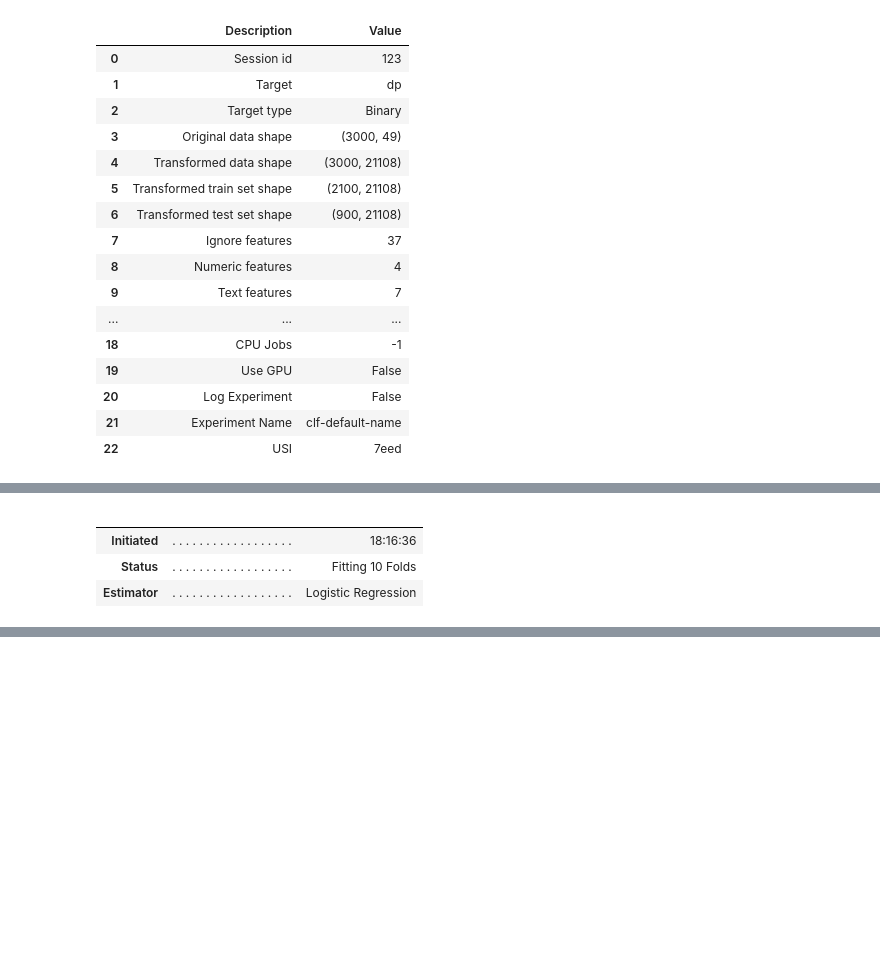
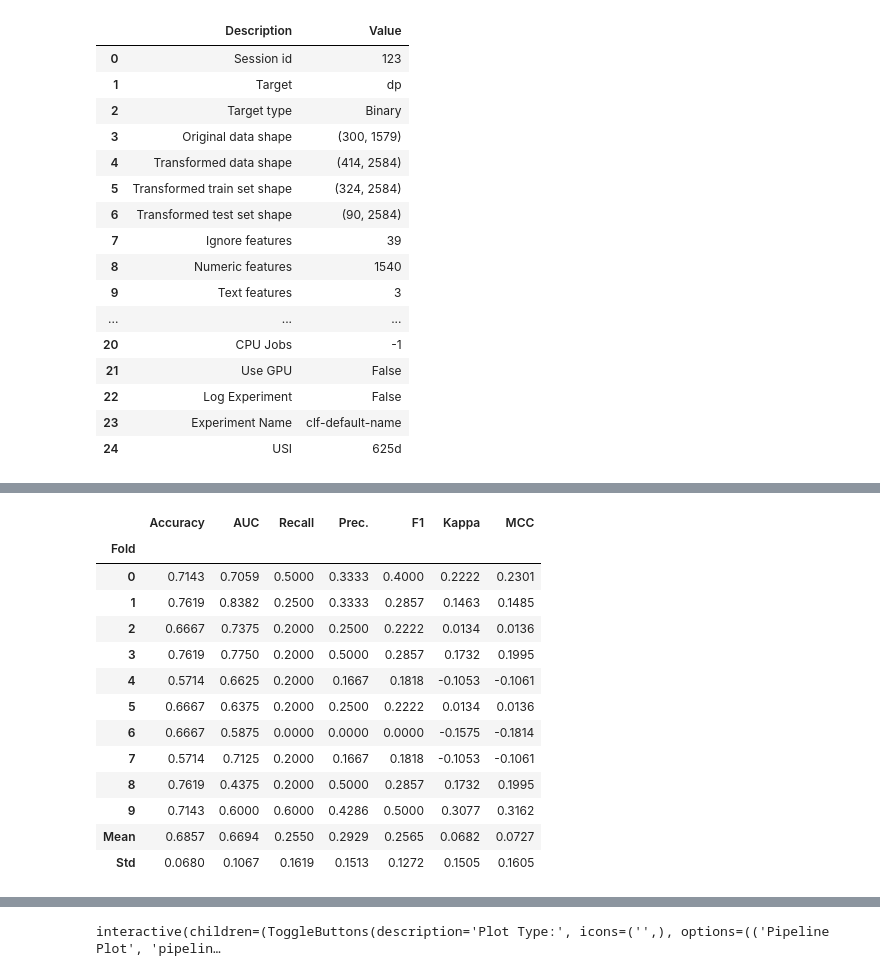
Before and after one commit to mysh212/algorithm-predictor, a Jupyter notebook: lib/nlp_nltk.ipynb, the cells around one changed output, grey strips where cells are left out. Saved outputs shown, nothing was run; the diff lists cells and outputs as text; code cells hidden in the pictures; blank space fills up the shorter version.

Commit message:
sbert embedding

```diff
--- a/lib/nlp_nltk.ipynb
+++ b/lib/nlp_nltk.ipynb
@@ -11,6 +14,6 @@ from pycaret.classification import *
 # %%
 data = pd.read_csv('../data/train_data.csv')
-data = data[:3000]
+data = data[:300]
 
 text_columns = ['title', 'Input', 'Output', 'Note', 'Statement']
 text_list_columns = ['sample-input', 'sample-output']
@@ -78,3 +81,23 @@ rating                                                      3500.0
 sample-input     6 3 1 1 1 4 4 1 5 3 4 2 6 5 3 1 1 3 3 1 2 1 4 1 5
 sample-output                                                    2
 Name: 0, dtype: object
+# %%
+def text_embedding(df):
+    model_name = "sentence-transformers/all-MiniLM-L6-v2"
+    tokenizer = AutoTokenizer.from_pretrained(model_name)
+    model = AutoModel.from_pretrained(model_name)
+    def generate_embeddings(text):
+        inputs = tokenizer(text, return_tensors="pt", truncation=True, padding=True, max_length=512)
+        outputs = model(**inputs)
+        return torch.mean(outputs.last_hidden_state, dim=1).detach().numpy().flatten()
+    embedding_columns = ['Input', 'Output', 'Note', 'Statement']
+    for feature in embedding_columns:
+        df[feature] = df[feature].apply(generate_embeddings)
+        embedding_df = pd.DataFrame(df[feature].to_list(), columns=[f'{feature}_Emb_{i}' for i in range(len(df[feature][0]))])
+        df = pd.concat([df, embedding_df], axis=1)
+
+    df = df.drop(columns=embedding_columns)
+    return df
+
+data = text_embedding(data)
+print(data.iloc[0])
@@ -85,8 +121,8 @@ def tag_labeling(df):
     tags_df = pd.DataFrame(tags_binarized, columns=mlb.classes_)
     df = pd.concat([df, tags_df], axis=1)
     df.drop(columns='tags', inplace=True)
-    return df
+    return tags_df, df
 
-data = tag_labeling(data)
+tags_df, data = tag_labeling(data)
 print(data.iloc[0])
 # %% [output]
@@ -110,14 +141,15 @@ Name: 0, dtype: object
 # %%
-sub_data = data.iloc[:3000]
+sub_data = data.iloc[:300]
 #for tag in tags_df.columns:
 #for tag in ['binary search', 'dp', 'math', 'shortest paths']:
 for tag in ['dp']:
     ignored_features = list(tags_df.columns.difference([tag]))
     exp = setup(data=sub_data,
                 target=tag,
-                text_features=['title', 'Input', 'Output', 'Note', 'Statement', 'sample-input', 'sample-output'],
+                #text_features=['title', 'Input', 'Output', 'Note', 'Statement', 'sample-input', 'sample-output'],
+                text_features=['title', 'sample-input', 'sample-output'],
                 ignore_features=ignored_features + ['index'],
-                #fix_imbalance=True,
+                fix_imbalance=True,
                 session_id=123,
                 )
     #model = compare_models()
@@ -129,16 +161,16 @@ for tag in ['dp']:
 | 0 | Session id | 123 |
 | 1 | Target | dp |
 | 2 | Target type | Binary |
-| 3 | Original data shape | (3000, 49) |
-| 4 | Transformed data shape | (3000, 21108) |
-| 5 | Transformed train set shape | (2100, 21108) |
-| 6 | Transformed test set shape | (900, 21108) |
-| 7 | Ignore features | 37 |
-| 8 | Numeric features | 4 |
-| 9 | Text features | 7 |
+| 3 | Original data shape | (300, 1579) |
+| 4 | Transformed data shape | (414, 2584) |
+| 5 | Transformed train set shape | (324, 2584) |
+| 6 | Transformed test set shape | (90, 2584) |
+| 7 | Ignore features | 39 |
+| 8 | Numeric features | 1540 |
+| 9 | Text features | 3 |
 | ... | ... | ... |
-| 18 | CPU Jobs | -1 |
-| 19 | Use GPU | False |
-| 20 | Log Experiment | False |
-| 21 | Experiment Name | clf-default-name |
-| 22 | USI | 7eed |
+| 20 | CPU Jobs | -1 |
+| 21 | Use GPU | False |
+| 22 | Log Experiment | False |
+| 23 | Experiment Name | clf-default-name |
+| 24 | USI | 625d |
@@ -145,5 +178,14 @@ for tag in ['dp']:
-|  |  |  |
-|  |  |  |
-| Initiated | . . . . . . . . . . . . . . . . . . | 18:16:36 |
-| Status | . . . . . . . . . . . . . . . . . . | Fitting 10 Folds |
-| Estimator | . . . . . . . . . . . . . . . . . . | Logistic Regression |
+|  | Accuracy | AUC | Recall | Prec. | F1 | Kappa | MCC |
+| Fold |  |  |  |  |  |  |  |
+| 0 | 0.7143 | 0.7059 | 0.5000 | 0.3333 | 0.4000 | 0.2222 | 0.2301 |
+| 1 | 0.7619 | 0.8382 | 0.2500 | 0.3333 | 0.2857 | 0.1463 | 0.1485 |
+| 2 | 0.6667 | 0.7375 | 0.2000 | 0.2500 | 0.2222 | 0.0134 | 0.0136 |
+| 3 | 0.7619 | 0.7750 | 0.2000 | 0.5000 | 0.2857 | 0.1732 | 0.1995 |
+| 4 | 0.5714 | 0.6625 | 0.2000 | 0.1667 | 0.1818 | -0.1053 | -0.1061 |
+| 5 | 0.6667 | 0.6375 | 0.2000 | 0.2500 | 0.2222 | 0.0134 | 0.0136 |
+| 6 | 0.6667 | 0.5875 | 0.0000 | 0.0000 | 0.0000 | -0.1575 | -0.1814 |
+| 7 | 0.5714 | 0.7125 | 0.2000 | 0.1667 | 0.1818 | -0.1053 | -0.1061 |
+| 8 | 0.7619 | 0.4375 | 0.2000 | 0.5000 | 0.2857 | 0.1732 | 0.1995 |
+| 9 | 0.7143 | 0.6000 | 0.6000 | 0.4286 | 0.5000 | 0.3077 | 0.3162 |
+| Mean | 0.6857 | 0.6694 | 0.2550 | 0.2929 | 0.2565 | 0.0682 | 0.0727 |
+| Std | 0.0680 | 0.1067 | 0.1619 | 0.1513 | 0.1272 | 0.1505 | 0.1605 |
@@ -151,3 +193,4 @@ for tag in ['dp']:
+interactive(children=(ToggleButtons(description='Plot Type:', icons=('',), options=(('Pipeline Plot', 'pipelin…
 # %%
 test = pd.read_csv('../data/test_data.csv')
 test = basic_preprocess(test)
```
Also changed, not shown: parts of 7 cells of this notebook.
